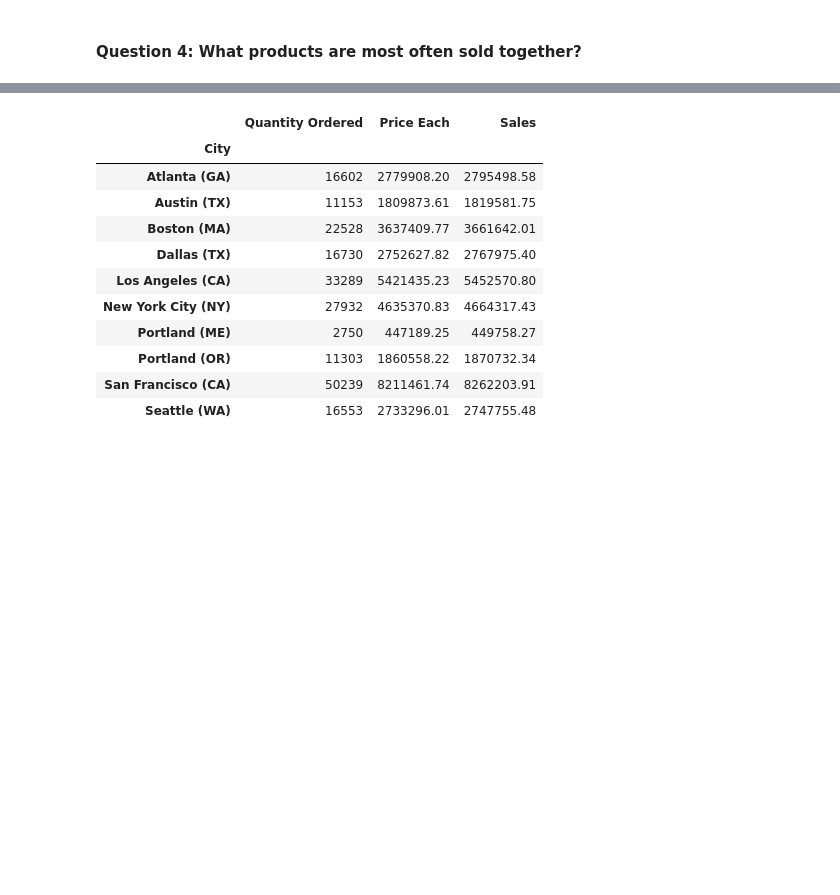
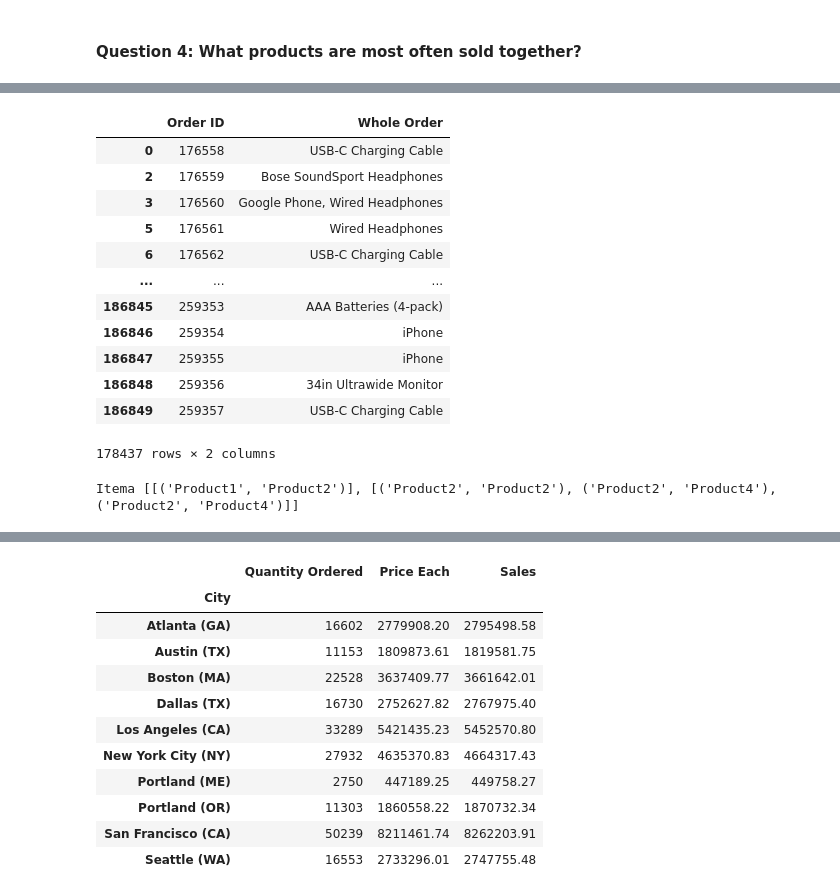
Before and after one commit to Arzion032/1P-Sales-Analysis, a Jupyter notebook: Datasetanalysis.ipynb, the cells around one changed output, grey strips where cells are left out. Drawn from its saved outputs; the diff is of its cells as text; code cells hidden in the pictures; blank space fills up the shorter version.

```diff
--- a/Datasetanalysis.ipynb
+++ b/Datasetanalysis.ipynb
@@ -211,0 +213,31 @@ temp_df.head()
+# %%
+Q4 = Q4.drop_duplicates(subset="Order ID")
+Q4 = Q4.loc[:,["Order ID", "Whole Order"]]
+Q4
+# %% [output]
+|  | Order ID | Whole Order |
+| 0 | 176558 | USB-C Charging Cable |
+| 2 | 176559 | Bose SoundSport Headphones |
+| 3 | 176560 | Google Phone, Wired Headphones |
+| 5 | 176561 | Wired Headphones |
+| 6 | 176562 | USB-C Charging Cable |
+| ... | ... | ... |
+| 186845 | 259353 | AAA Batteries (4-pack) |
+| 186846 | 259354 | iPhone |
+| 186847 | 259355 | iPhone |
+| 186848 | 259356 | 34in Ultrawide Monitor |
+| 186849 | 259357 | USB-C Charging Cable |
+178437 rows × 2 columns
+# %%
+
+from itertools import combinations
+items = [['Product1', 'Product2'],['Product1', 'Product2', 'Product3']]
+itema = []
+utema = []
+for item in items:
+
+    itema.append(list(combinations(item, 2)))
+
+print("Itema", itema)
+# %% [output]
+Itema [[('Product1', 'Product2')], [('Product2', 'Product2'), ('Product2', 'Product4'), ('Product2', 'Product4')]]
```
Also changed, not shown: parts of 9 cells of this notebook.
